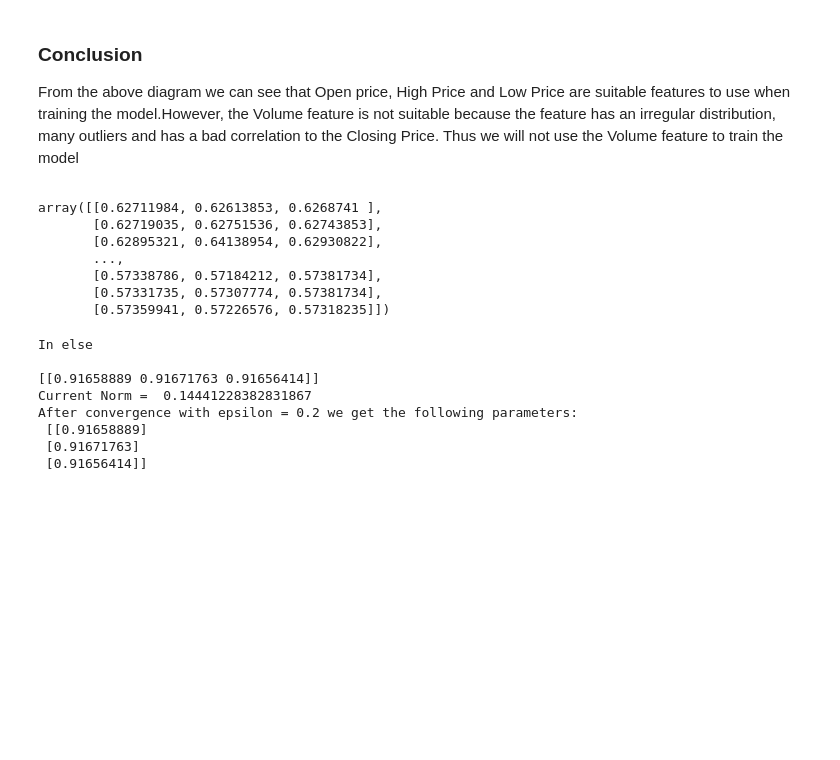
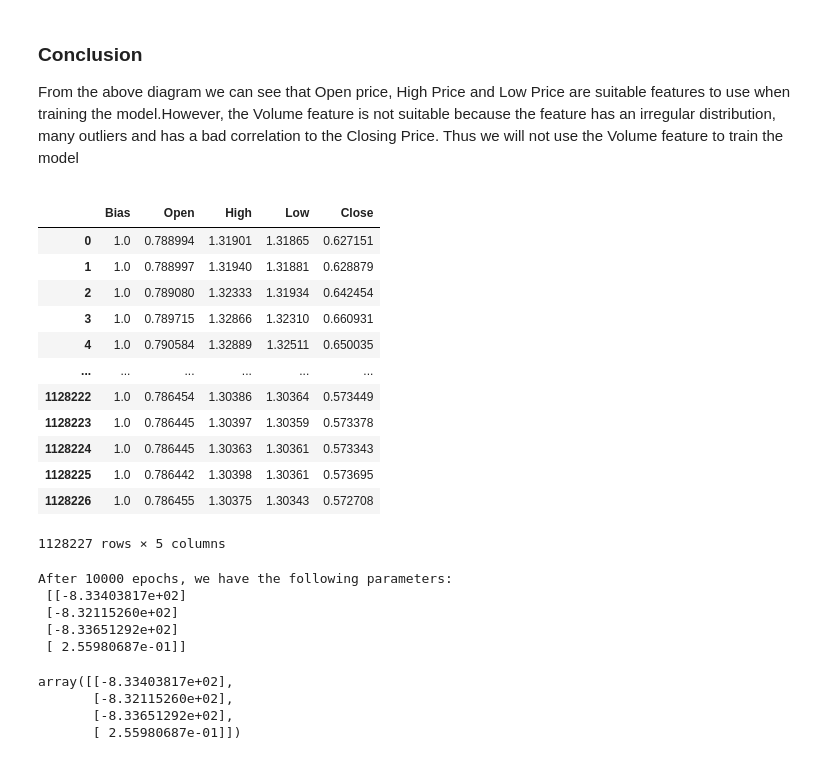
Before and after one commit to MpenduloNxumalo/Linear-Regression-Model, a Jupyter notebook: Assignment 1/Assignment 1.ipynb, the cells around one changed output. Saved outputs shown, nothing was run; the diff lists cells and outputs as text; code cells hidden in the pictures; blank space fills up the shorter version.

```diff
--- a/Assignment 1/Assignment 1.ipynb
+++ b/Assignment 1/Assignment 1.ipynb
@@ -208,18 +226,25 @@ df.plot.scatter(x='Volume',y='Close')
 # %%
 df = df.drop('Volume',axis=1)
 #add the bias column to the dataset
 df.insert(loc=0,column='Bias',value=np.ones((df.shape[0],1)))
 
-scaled_X = scaled_X[:,:3]
-scaled_X
+#scaled_X = scaled_X[:,:3]
+#scaled_X
+df
 # %% [output]
+|  | Bias | Open | High | Low | Close |
+| 0 | 1.0 | 0.788994 | 1.31901 | 1.31865 | 0.627151 |
+| 1 | 1.0 | 0.788997 | 1.31940 | 1.31881 | 0.628879 |
+| 2 | 1.0 | 0.789080 | 1.32333 | 1.31934 | 0.642454 |
+| 3 | 1.0 | 0.789715 | 1.32866 | 1.32310 | 0.660931 |
+| 4 | 1.0 | 0.790584 | 1.32889 | 1.32511 | 0.650035 |
+| ... | ... | ... | ... | ... | ... |
+| 1128222 | 1.0 | 0.786454 | 1.30386 | 1.30364 | 0.573449 |
+| 1128223 | 1.0 | 0.786445 | 1.30397 | 1.30359 | 0.573378 |
+| 1128224 | 1.0 | 0.786445 | 1.30363 | 1.30361 | 0.573343 |
+| 1128225 | 1.0 | 0.786442 | 1.30398 | 1.30361 | 0.573695 |
+| 1128226 | 1.0 | 0.786455 | 1.30375 | 1.30343 | 0.572708 |
-array([[0.62711984, 0.62613853, 0.6268741 ],
-       [0.62719035, 0.62751536, 0.62743853],
-       [0.62895321, 0.64138954, 0.62930822],
-       ...,
-       [0.57338786, 0.57184212, 0.57381734],
-       [0.57331735, 0.57307774, 0.57381734],
-       [0.57359941, 0.57226576, 0.57318235]])
+1128227 rows × 5 columns
 # %%
 class LinearRegression:
     def __init__(self,feature_samples,labels):
@@ -269,13 +300,15 @@ class LinearRegression:
         return
 # %%
 model = LinearRegression(scaled_X,scaled_Y)
-model.Train(epochs=None)
+model.Train(epochs=10000)
+model.Test()
 # %% [output]
-In else
-
-[[0.91658889 0.91671763 0.91656414]]
-Current Norm =  0.14441228382831867
-After convergence with epsilon = 0.2 we get the following parameters:
- [[0.91658889]
- [0.91671763]
- [0.91656414]]
+After 10000 epochs, we have the following parameters:
+ [[-8.33403817e+02]
+ [-8.32115260e+02]
+ [-8.33651292e+02]
+ [ 2.55980687e-01]]
+array([[-8.33403817e+02],
+       [-8.32115260e+02],
+       [-8.33651292e+02],
+       [ 2.55980687e-01]])
```
Also changed, not shown: parts of 6 cells of this notebook.
